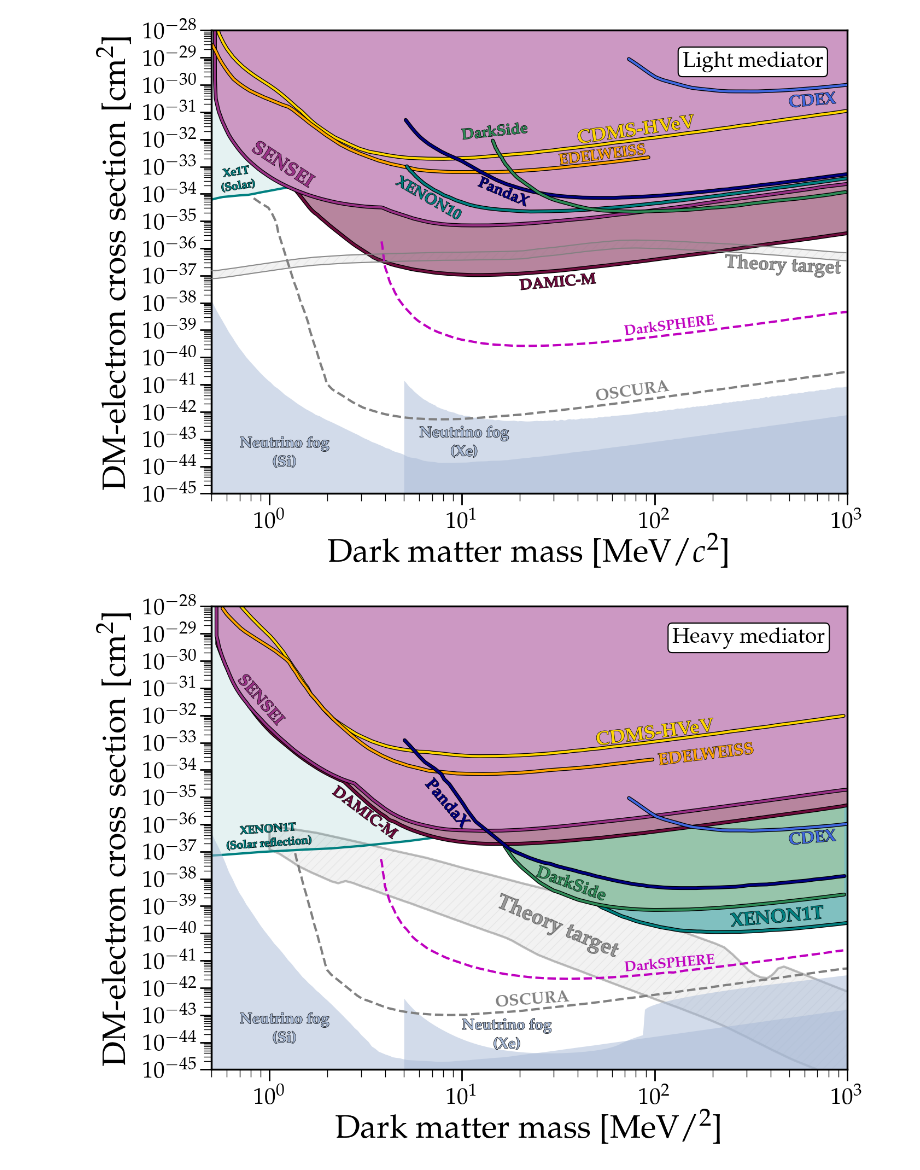
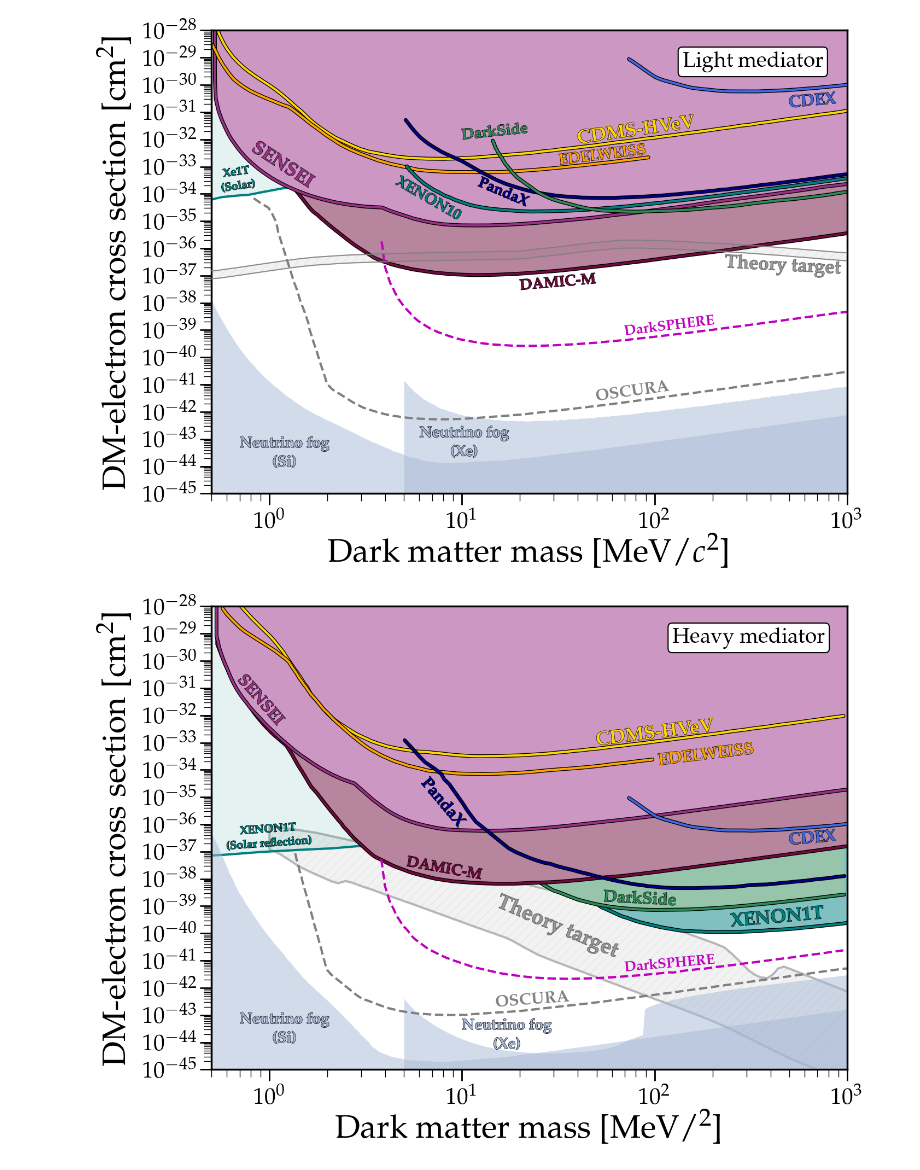
Before and after one commit to cajohare/DirectDetectionPlots, a Jupyter notebook: notebooks/DM-Electron.ipynb, the cells around one changed output. Cells and saved outputs as stored; diff of their text form; code cells hidden in the pictures.

```diff
--- a/notebooks/DM-Electron.ipynb
+++ b/notebooks/DM-Electron.ipynb
@@ -79,12 +79,12 @@ fig,ax = plt.subplots()
 fpath = '../data/limits/Electron/HeavyMediator/'
 
 PlotBound(ax,fpath+'CDEX.txt',label=r'{\bf CDEX}',label_pos=[500,1.8e-37],edgecolor='royalblue',facealpha=0,textcolor='royalblue',rotation=5,zorder=10,fontsize=22)
-PlotBound(ax,fpath+'DarkSide-50.txt',label=r'{\bf DarkSide}',label_pos=[24,1.3e-38],edgecolor='seagreen',facecolor=col_alpha('seagreen',0.5),textcolor='seagreen',rotation=-20,zorder=-5,fontsize=22)
+PlotBound(ax,fpath+'DarkSide-50.txt',label=r'{\bf DarkSide}',label_pos=[54,0.15e-38],edgecolor='seagreen',facecolor=col_alpha('seagreen',0.5),textcolor='seagreen',rotation=-3,zorder=-5,fontsize=22)
 PlotBound(ax,fpath+'CDMS-HVeV.txt',label=r'{\bf CDMS-HVeV}',label_pos=[50,0.8e-33],edgecolor='gold',facecolor=col_alpha('#993186',0.5),textcolor='gold',rotation=7)
 PlotBound(ax,fpath+'SENSEI_2024_Combined.txt',label=r'{\bf SENSEI}',label_pos=[0.68,2e-31],edgecolor='#993186',facecolor=col_alpha('#993186',0.5),textcolor='#993186',rotation=-49,zorder=-1,fontsize=22)
-PlotBound(ax,fpath+'DAMIC-M_2024_Combined.txt',label=r'{\bf DAMIC-M}',label_pos=[2.1,0.14e-34],edgecolor='#6e0b3c',facecolor=col_alpha('#6e0b3c',0.5),textcolor='#6e0b3c',rotation=-37,zorder=-2,fontsize=20)
+PlotBound(ax,fpath+'DAMIC-M_2025_Combined.txt',label=r'{\bf DAMIC-M}',label_pos=[5.1,3e-38],edgecolor='#6e0b3c',facecolor=col_alpha('#6e0b3c',0.5),textcolor='#6e0b3c',rotation=-10,zorder=-2,fontsize=20)
 PlotBound(ax,fpath+'EDELWEISS.txt',label=r'{\bf EDELWEISS}',label_pos=[105,1.5e-34],edgecolor='orange',facealpha=0,textcolor='orange',rotation=7,zorder=1,fontsize=22)
-PlotBound(ax,fpath+'PandaX.txt',label=r'{\bf PandaX}',label_pos=[6.4,0.3e-34],edgecolor='navy',facealpha=0,textcolor='navy',rotation=-50,zorder=1,fontsize=22)
+PlotBound(ax,fpath+'PandaX.txt',label=r'{\bf PandaX}',label_pos=[6.1,0.33e-34],edgecolor='navy',facealpha=0,textcolor='navy',rotation=-50,zorder=1,fontsize=22)
 PlotBound(ax,fpath+'XENON1T.txt',label=r'{\bf XENON1T}',label_pos=[250,1.8e-40],edgecolor='teal',facecolor=col_alpha('teal',0.5),textcolor='teal',lw=3,rotation=5,zorder=-10)
 PlotBound(ax,fpath+'XENON1T_SolarReflection.txt',label=r'\begin{center} {\bf XENON1T} \linebreak {\bf (Solar  reflection)}\end{center}',label_pos=[0.59,0.4e-36],facecolor='teal',edgecolor='teal',path_effects=None,linestyle='-',facealpha=0.1,textcolor='teal',rotation=4,zorder=-10,fontsize=15)
 #PlotBound(ax,fpath+'AllLimits-2024.txt',zorder=100,facecolor='gray')
@@ -103,34 +103,34 @@ plt.fill_between(DAT[:,0],DAT[:,1],color='gray',hatch='//',alpha=0.1,zorder=-100
 plt.plot(DAT[:,0],DAT[:,1],'-',color='gray',alpha=0.5,zorder=-100)
 plt.text(14.5,0.14e-40,r'{\bf Theory target}',color='gray',rotation=-23,path_effects=line_background(1,'k'),alpha=0.5)
 
 ax.set_yscale('log')
 ax.set_xscale('log')
 ax.set_xlim([0.5,1e3])
 ax.set_ylim([1e-45,1e-28])
 ax.set_xlabel('Dark matter mass [MeV/$^2$]')
 ax.set_ylabel(r'DM-electron cross section [cm$^{2}$]',labelpad=10)
 
 locmaj = matplotlib.ticker.LogLocator(base=10.0, subs=(1.0, ), numticks=50)
 locmin = matplotlib.ticker.LogLocator(base=10.0, subs=arange(2, 10)*.1,numticks=100)
 ax.yaxis.set_major_locator(locmaj)
 ax.yaxis.set_minor_locator(locmin)
 
 
 
 plt.gcf().text(0.78, 0.82, r'Heavy mediator',ha='center',color='black',multialignment='center',
             bbox=dict(facecolor='w', linewidth=1.5,
                         edgecolor='black', boxstyle='round,pad=0.2'))
 
 
 MySaveFig(fig,'Electron_HeavyMediator')
 
 PlotBound(ax,fpath+'Projections/OSCURA.txt',label=r'{\bf OSCURA}',label_pos=[15,0.02e-41],edgecolor='gray',facealpha=0,linestyle='--',textcolor='gray',lw=3,start_x=40,rotation=4.5,zorder=1,fontsize=22,path_effects=None,text_path_effects=None)
 PlotBound(ax,fpath+'Projections/DarkSPHERE.txt',label=r'{\bf DarkSPHERE}',start_x=6,label_pos=[70,0.4e-41],edgecolor='m',facealpha=0,linestyle='--',textcolor='m',lw=3,rotation=5,zorder=1,fontsize=19,path_effects=None,text_path_effects=None)
 
 
 MySaveFig(fig,'Electron_HeavyMediator_with_Projections')
 # %% [output]
-[figure, old version]
+[figure, new version]
 # %%
 fpath = '../data/limits/Electron/LightMediator/'
 file_list = ['SENSEI','SENSEI_1e']
```
Also changed, not shown: parts of 1 cell of this notebook, 10 other files.
